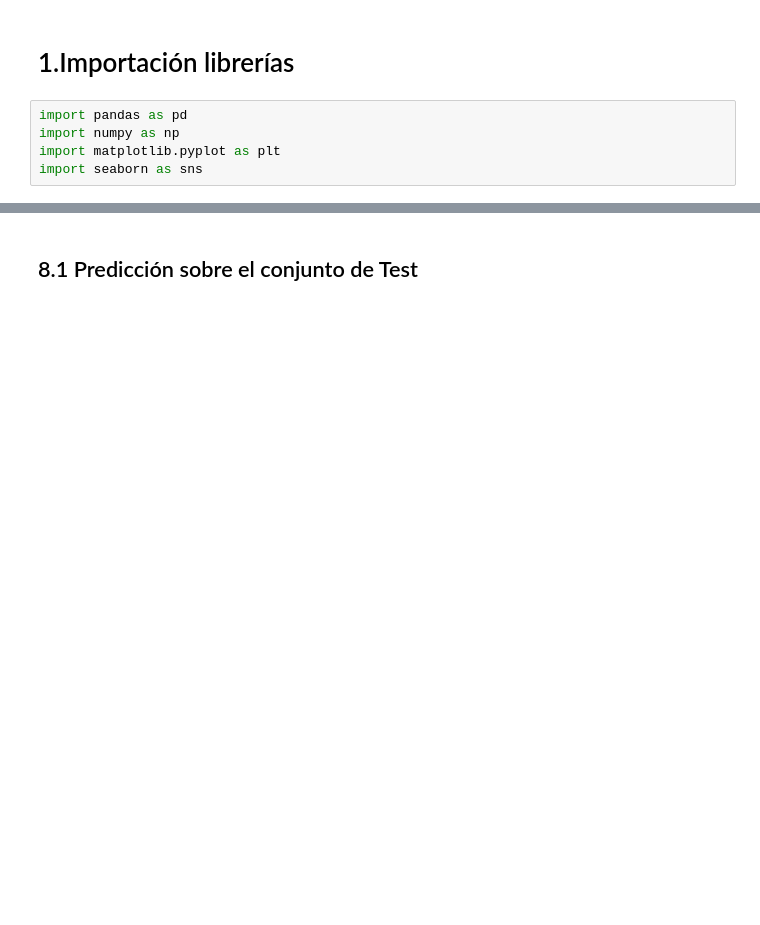
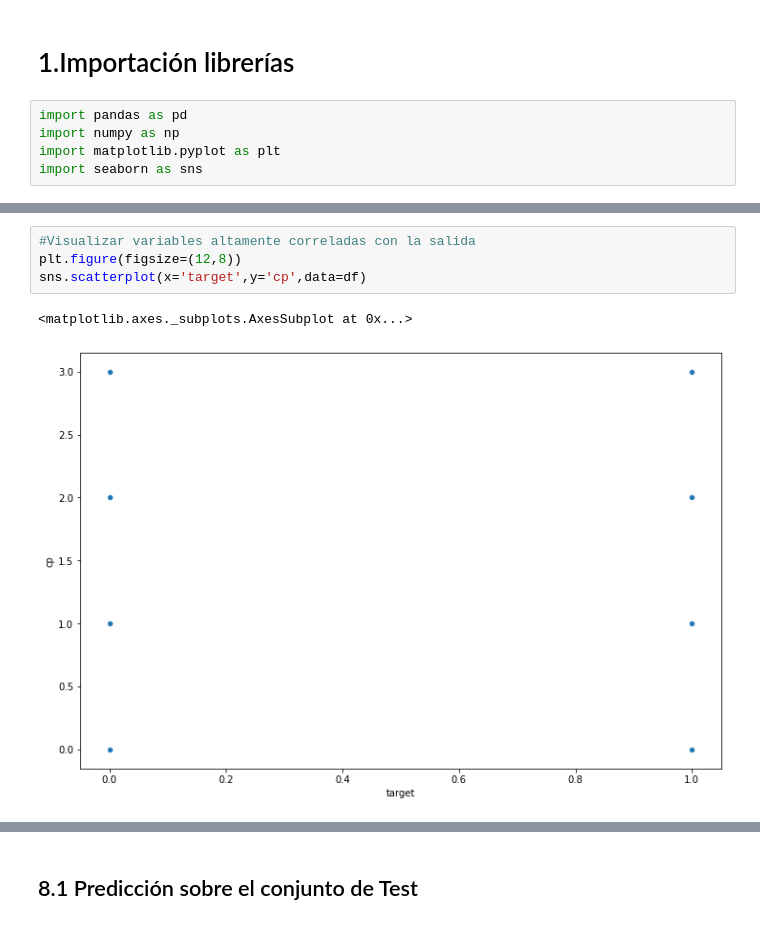
Before and after one commit to SebasCS-1/Proyecto_A_Riesgo_Crediticio, a Jupyter notebook: notebooks/03_ANN_Modelo1.ipynb, the cells around one changed output, grey strips where cells are left out. Drawn from its saved outputs; the diff is of its cells as text; blank space fills up the shorter version.

```diff
--- a/notebooks/03_ANN_Modelo1.ipynb
+++ b/notebooks/03_ANN_Modelo1.ipynb
@@ -86,0 +78,7 @@ from sklearn.metrics import mean_squared_error,mean_absolute_error,explained_var
+# %%
+#Visualizar variables altamente correladas con la salida
+plt.figure(figsize=(12,8))
+sns.scatterplot(x='target',y='cp',data=df)
+# %% [output]
+<matplotlib.axes._subplots.AxesSubplot at 0x...>
+[figure, added]
```
Also changed, not shown: parts of 102 cells of this notebook.
